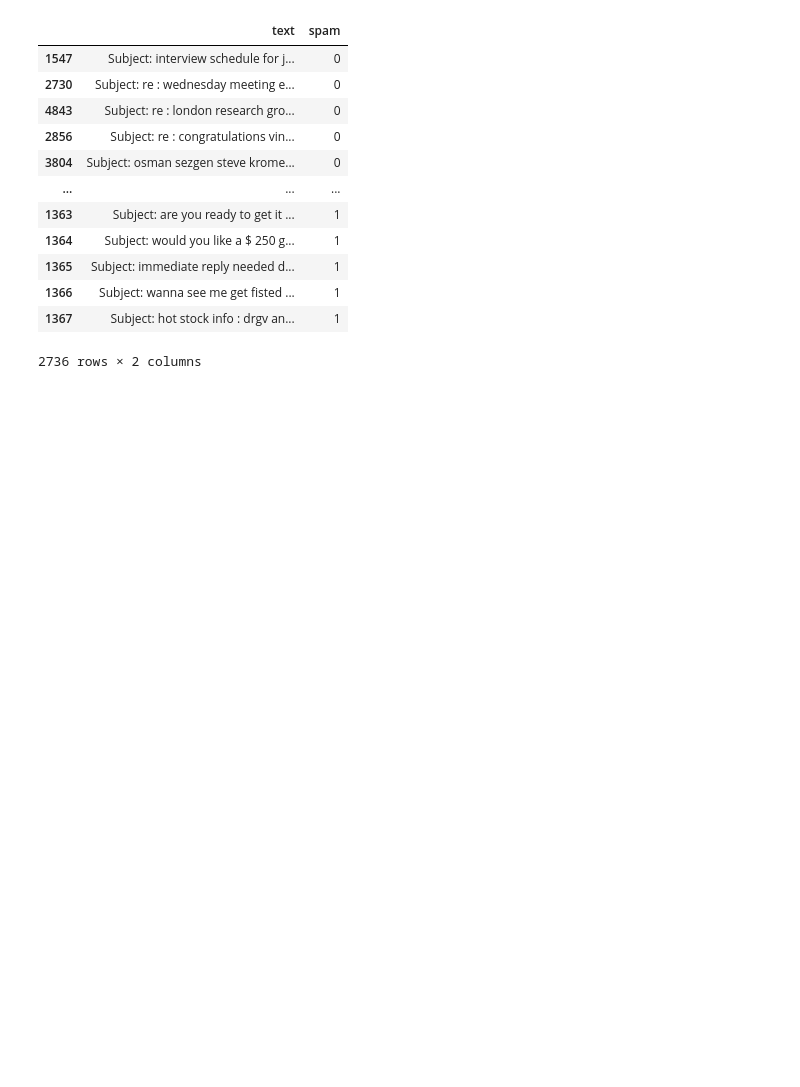
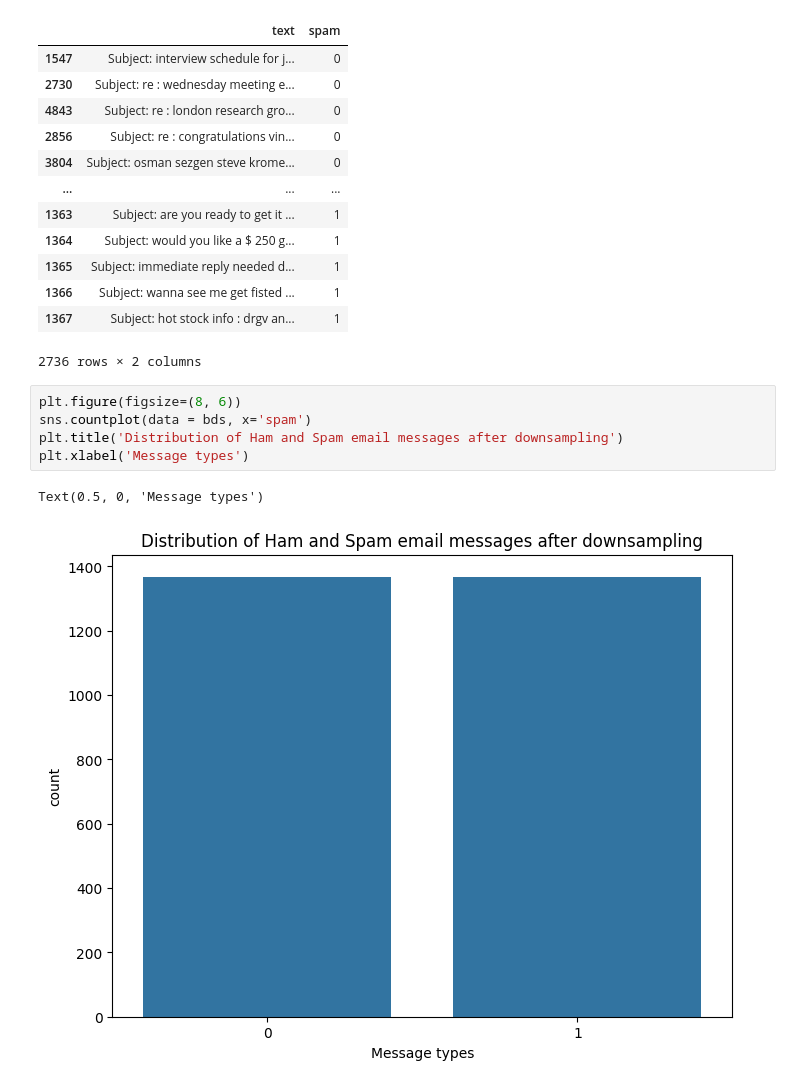
Before and after one commit to Tarzan-07/PersonalProjects, a Jupyter notebook: Spam Classifier/SpamClassficationTF.ipynb, the cells around one changed output. Drawn from its saved outputs; the diff is of its cells as text; blank space fills up the shorter version.

```diff
--- a/Spam Classifier/SpamClassficationTF.ipynb
+++ b/Spam Classifier/SpamClassficationTF.ipynb
@@ -66,3 +66,11 @@ bds
 | 1366 | Subject: wanna see me get fisted ... | 1 |
 | 1367 | Subject: hot stock info : drgv an... | 1 |
 2736 rows × 2 columns
+# %%
+plt.figure(figsize=(8, 6))
+sns.countplot(data = bds, x='spam')
+plt.title('Distribution of Ham and Spam email messages after downsampling')
+plt.xlabel('Message types')
+# %% [output]
+Text(0.5, 0, 'Message types')
+[figure, added]
```
Also changed, not shown: parts of 16 cells of this notebook.
